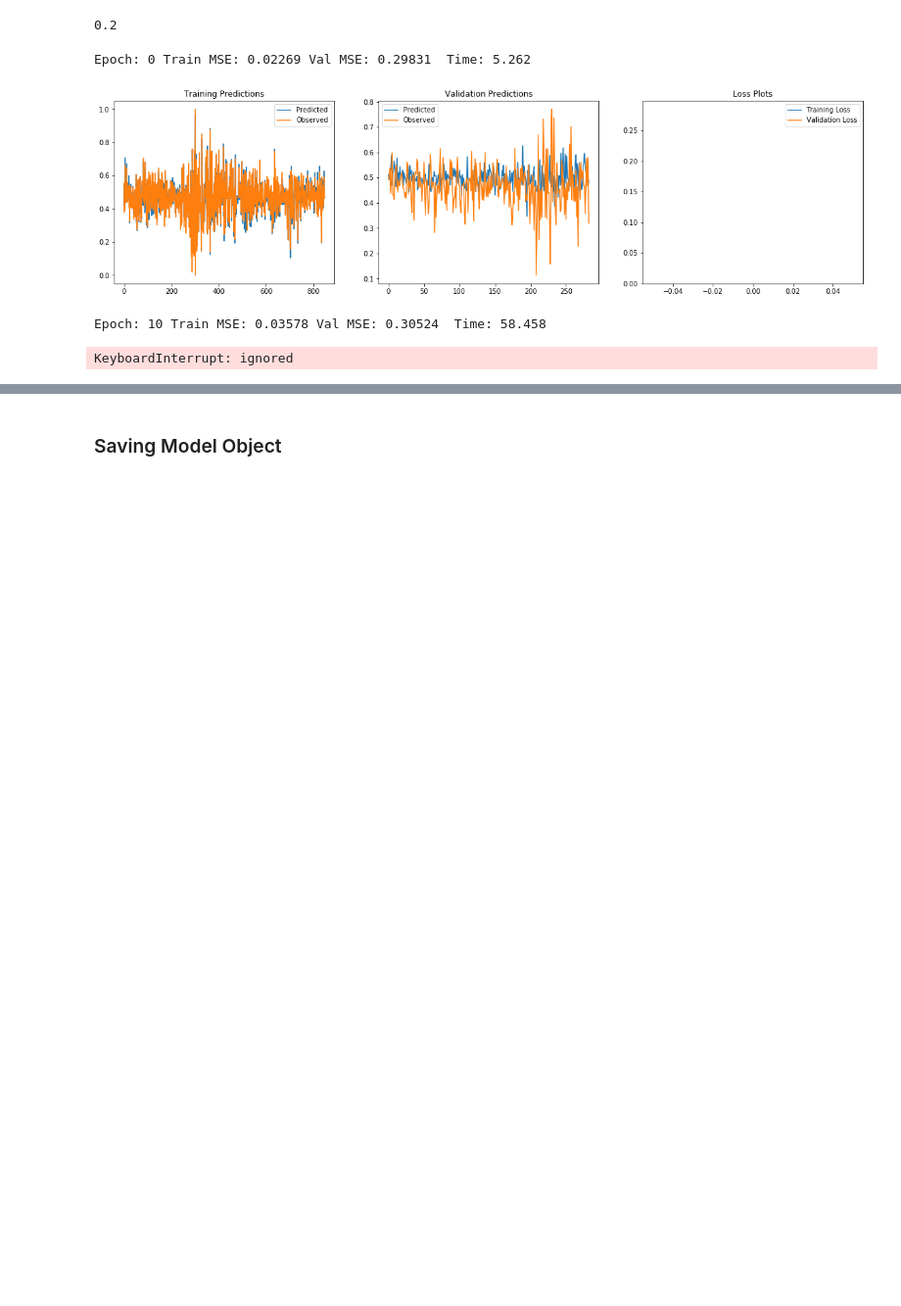
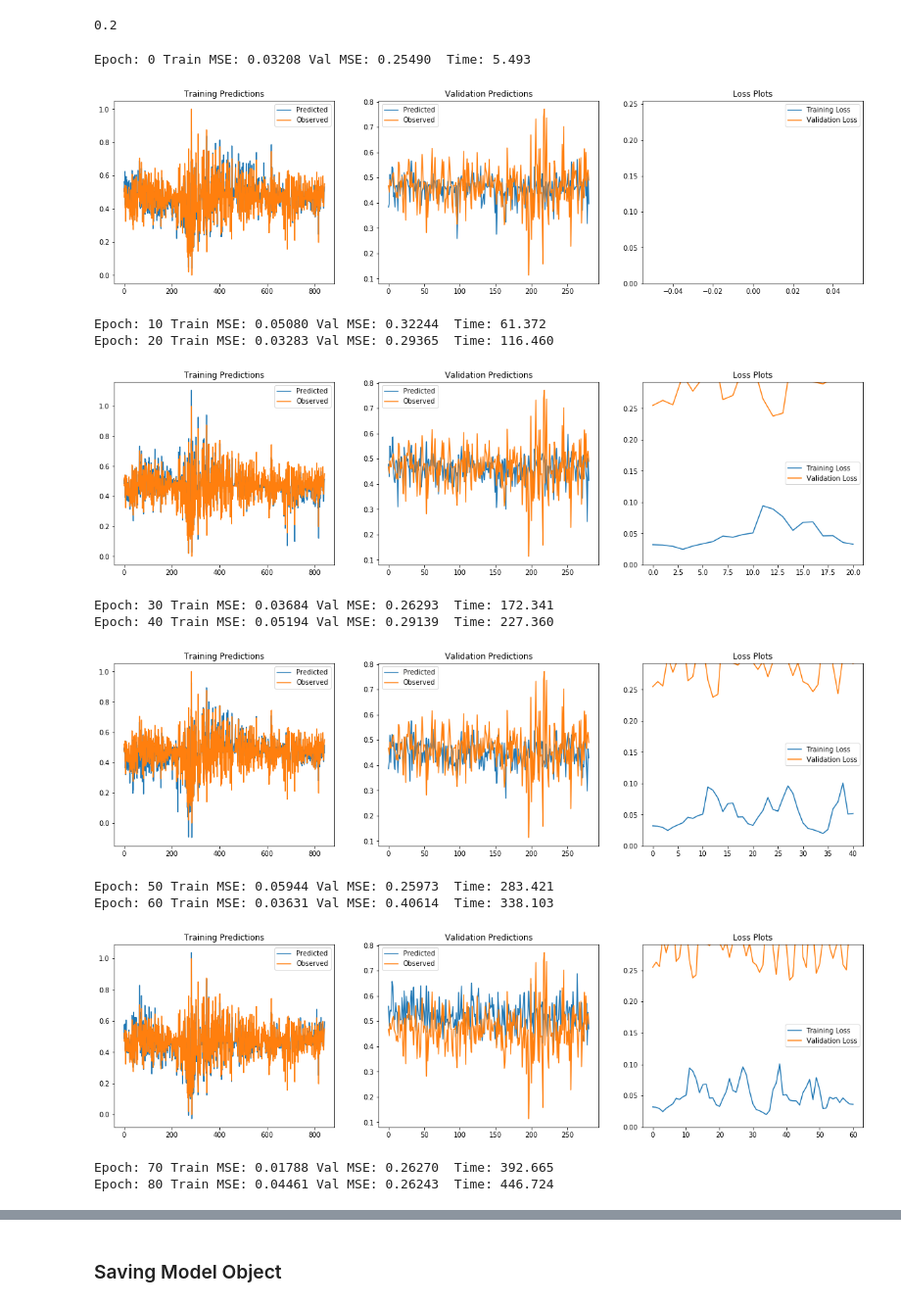
Before and after one commit to msc-acse/acse-9-independent-research-project-OliverJBoom, a Jupyter notebook: Src/LSTM_lg_ret.ipynb, the cells around one changed output, grey strips where cells are left out. Shown at 98% size. Drawn from its saved outputs; the diff is of its cells as text; code cells hidden in the pictures; blank space fills up the shorter version.

```diff
--- a/Src/LSTM_lg_ret.ipynb
+++ b/Src/LSTM_lg_ret.ipynb
@@ -138,7 +138,8 @@ df_full.head(15)
 ### Normalizing the dataset
 # %%
 # Forecast length
-forecast_length = 5
+# forecast_length = 5
+forecast_length = 22
 
 # Data scaling
 scaler_data_X = MinMaxScaler()
@@ -235,25 +236,34 @@ data_y (82,)
 # %%
 optimiser = torch.optim.Adam(model.parameters(), learning_rate)
 
 """Do I need to declare a data explicitly in the dataset"""
 learning = DeepLearning(model=model,
                         data_X=data_X,
                         data_y=data_y,
                         n_epochs=n_epochs,
                         optimiser=optimiser,
                         batch_size=batch_size,
                         debug=False,
                         disp_freq=disp_freq,
                         fig_disp_freq=fig_disp_freq,
                         device=device,
-                        patience=patience)
+                        patience=200)
 
 # Splitting the data into the train, validation and test sets
 learning.train_val_test()
 learning.training_wrapper()
 print("Best Score:", learning.best_val_score)
 # %% [output]
-Epoch: 0 Train MSE: 0.02269 Val MSE: 0.29831  Time: 5.262
+Epoch: 0 Train MSE: 0.03208 Val MSE: 0.25490  Time: 5.493
-[figure, old version]
+[figure, new version]
-Epoch: 10 Train MSE: 0.03578 Val MSE: 0.30524  Time: 58.458
+Epoch: 10 Train MSE: 0.05080 Val MSE: 0.32244  Time: 61.372
+Epoch: 20 Train MSE: 0.03283 Val MSE: 0.29365  Time: 116.460
+[figure, added]
-KeyboardInterrupt: ignored
+Epoch: 30 Train MSE: 0.03684 Val MSE: 0.26293  Time: 172.341
+Epoch: 40 Train MSE: 0.05194 Val MSE: 0.29139  Time: 227.360
+[figure, added]
+Epoch: 50 Train MSE: 0.05944 Val MSE: 0.25973  Time: 283.421
+Epoch: 60 Train MSE: 0.03631 Val MSE: 0.40614  Time: 338.103
+[figure, added]
+Epoch: 70 Train MSE: 0.01788 Val MSE: 0.26270  Time: 392.665
+Epoch: 80 Train MSE: 0.04461 Val MSE: 0.26243  Time: 446.724
```
Also changed, not shown: parts of 13 cells of this notebook, 28 other files.
